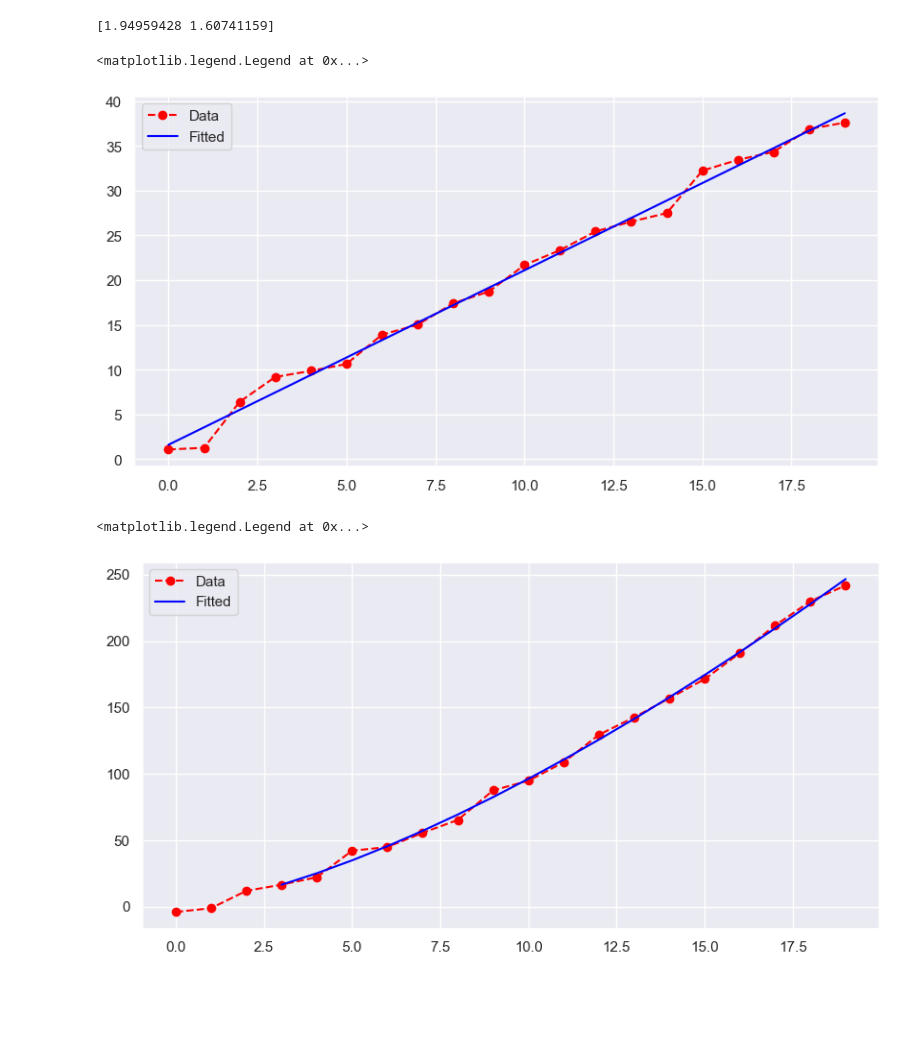
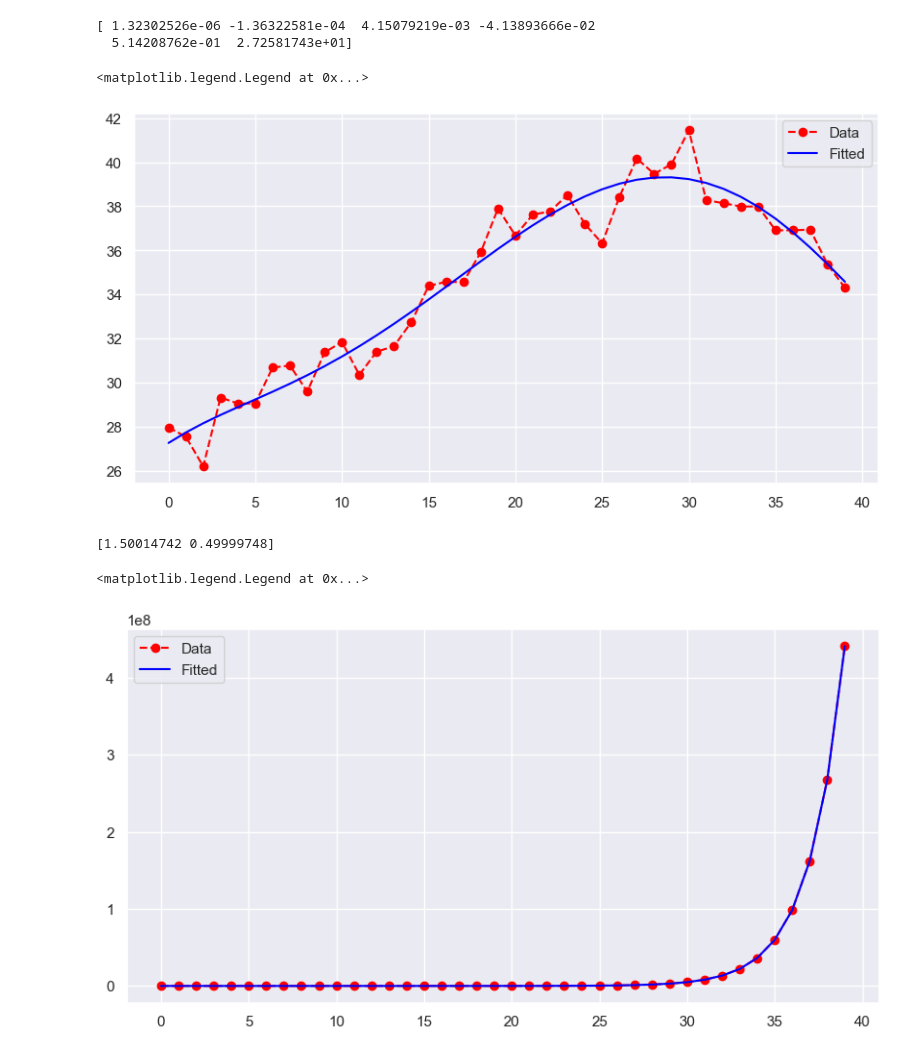
Before and after one commit to NetManAIOps/ANM2025, a Jupyter notebook: lec2/time_series_fitting.ipynb, the cells around one changed output. Cells and saved outputs as stored; diff of their text form; code cells hidden in the pictures; blank space fills up the shorter version.

```diff
--- a/lec2/time_series_fitting.ipynb
+++ b/lec2/time_series_fitting.ipynb
@@ -6,3 +7,3 @@ from scipy.optimize import curve_fit
 # %%
 # Time Series Data
-t = np.arange(20)
+t = np.arange(40)
@@ -9,7 +51,7 @@ t = np.arange(20)
 # %%
-# Linear Function Fitting
-y = 2 * t + 1 + np.random.normal(0, 1, 20)
-coefficients = np.polyfit(t, y, 1)
+# Polynomial function data
+# y = 2 * t ** 2 + 1 + np.random.normal(0, 50, 20)
+coefficients = np.polyfit(t, y, 5)
 print(coefficients)
 
 predicted = np.polyval(coefficients, t)
@@ -20,27 +62,27 @@ plt.plot(t, y, color='red', label='Data', linestyle='--', marker='o')
 plt.plot(t, predicted, color='blue', label='Fitted')
 plt.legend()
 # %% [output]
-[1.94959428 1.60741159]
+[ 1.32302526e-06 -1.36322581e-04  4.15079219e-03 -4.13893666e-02
+  5.14208762e-01  2.72581743e+01]
 <matplotlib.legend.Legend at 0x...>
-[figure, old version]
+[figure, new version]
 # %%
-# Power function data
-a = 3.0
-b = 1.5
-y = a * t ** b + np.random.normal(0, 5, 20)
+# Exponential function data
+def exp_func(t, a, b):
+    return a * np.e ** (b * t)
 
-# Fit (Fit the log of the data from point 3 to avoid invalid log values)
-log_t = np.log(t[3:])
-log_y = np.log(y[3:])
-coefficients = np.polyfit(log_t, log_y, 1)
-predicted = np.e ** np.polyval(coefficients, log_t)
+y = np.array([exp_func(i, 1.5, 0.5) for i in t]) + np.random.normal(0, 1000, len(t))
+params, _ = curve_fit(exp_func, t, y)
+print(params)
+predicted = exp_func(t, *params)
 
 sns.set()
 plt.figure(figsize=(10, 5))
 plt.plot(t, y, color='red', label='Data', linestyle='--', marker='o')
-plt.plot(t[3:], predicted, color='blue', label='Fitted')
+plt.plot(t, predicted, color='blue', label='Fitted')
 plt.legend()
 # %% [output]
-<matplotlib.legend.Legend at 0x...>
+[1.50014742 0.49999748]
+<matplotlib.legend.Legend at 0x...>
-[figure, old version]
+[figure, new version]
 # %%
```
Also changed, not shown: parts of 6 cells of this notebook, 2 other files.
